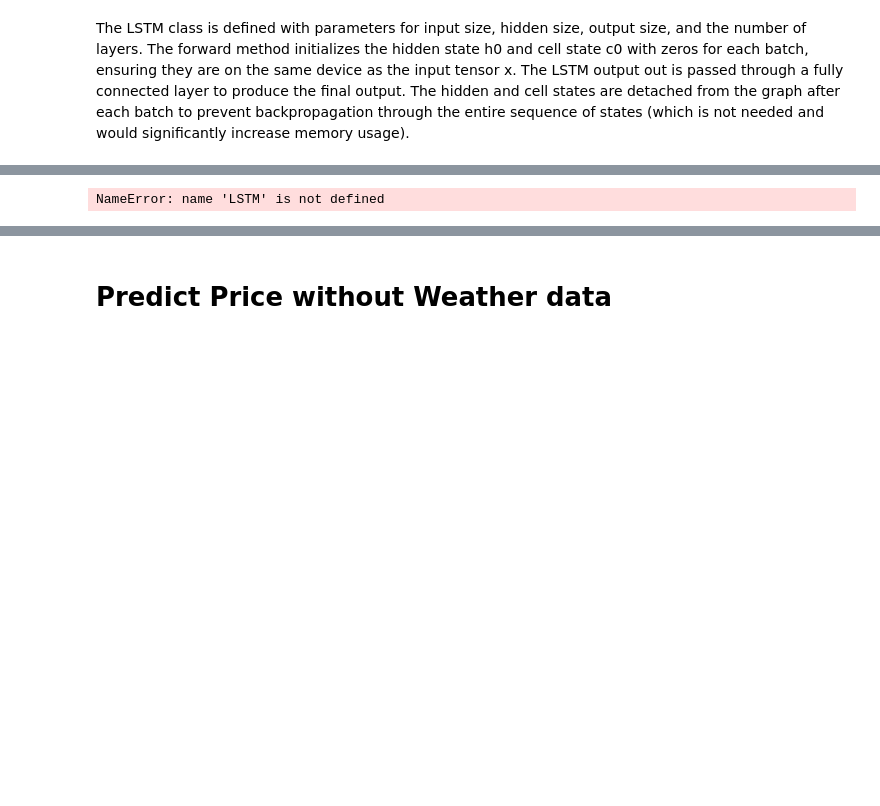
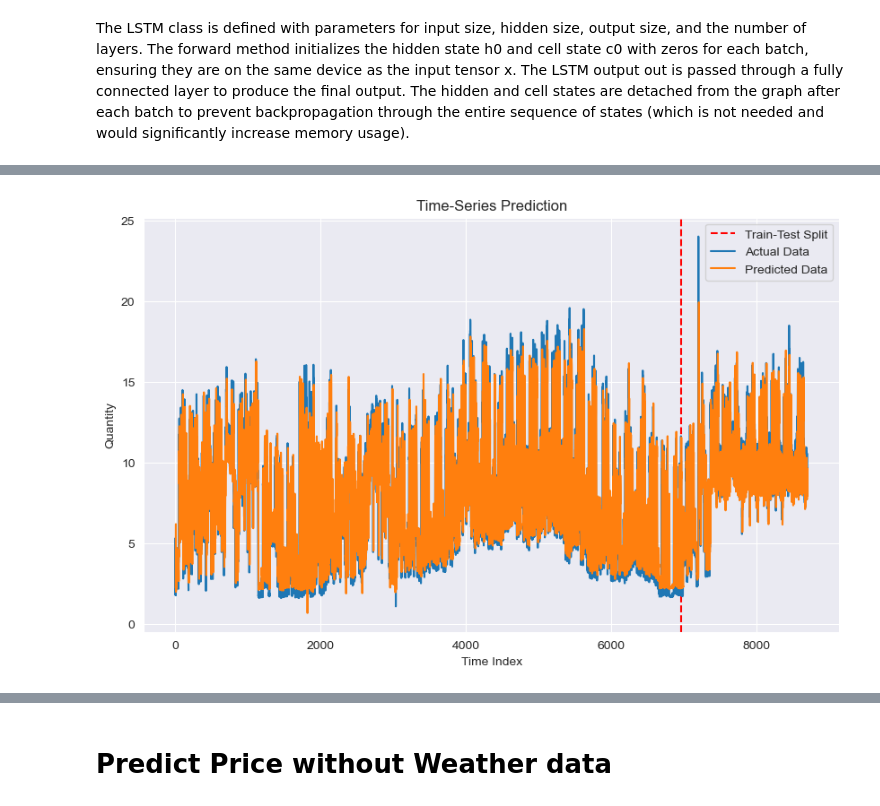
Before and after one commit to Hzsen/STAT4911_IGSEnergy, a Jupyter notebook: LSTM.ipynb, the cells around one changed output, grey strips where cells are left out. Drawn from its saved outputs; the diff is of its cells as text; code cells hidden in the pictures; blank space fills up the shorter version.

```diff
--- a/LSTM.ipynb
+++ b/LSTM.ipynb
@@ -113,13 +113,14 @@ import torch
 
 # Model initialization and training configuration
 num_epochs = 1000
-learning_rate = 0.01
+learning_rate = 0.001
 
 input_size = 1  # This should match the last dimension of your input data
-hidden_size = 50
+hidden_size = 2
 num_layers = 1
 
 output_size = 1  # Since you are predicting a single value
+
 
 # Instantiate the model
 lstm = LSTM(input_size, hidden_size, output_size, num_layers)
@@ -183,7 +187,7 @@ Average Test Loss: 0.0444
 # %%
 from matplotlib import pyplot as plt
 #load the model
-lstm = LSTM(input_size, hidden_size, output_size, num_layers)
+lstm = LSTM(input_size, hidden_size, output_size, num_layers).cuda()
 lstm.load_state_dict(torch.load('lstm_model_state_dict.pth'))
 # Assuming lstm, trainX, testX are defined and loaded with the correct data
 lstm.eval()  # Set the model to evaluation mode
@@ -191,32 +195,32 @@ lstm.eval()  # Set the model to evaluation mode
 # Generate predictions for both training and test sets
 train_predict = lstm(trainX.cuda())
 test_predict = lstm(testX.cuda())
 
 # Concatenate train and test predictions for full data visualization
 full_predict = torch.cat((train_predict, test_predict), 0)
 
 # Inverse transform the predictions and actual data
 data_predict = scaler.inverse_transform(full_predict.data.cpu().numpy())
 dataY_plot = scaler.inverse_transform(dataY.data.cpu().numpy())
 
 # Calculate the splitting point in the plot for visualizing train-test separation
 split_pt = trainX.size(0) + seq_length  # Account for the sequence length
 
 # Plotting
 plt.figure(figsize=(10,6))
 plt.axvline(x=split_pt, c='r', linestyle='--', label='Train-Test Split')
 
 # Actual data
 plt.plot(dataY_plot, label='Actual Data')
 
 # Predictions (overlay on the actual data)
 plt.plot(np.arange(seq_length, len(data_predict)+seq_length), data_predict, label='Predicted Data')
 
 plt.title('Time-Series Prediction')
 plt.xlabel('Time Index')
 plt.ylabel('Quantity')
 plt.legend()
 plt.show()
 # %% [output]
-NameError: name 'LSTM' is not defined
+[figure, added]
 # %%
```
Also changed, not shown: parts of 36 cells of this notebook, 6 other files.
